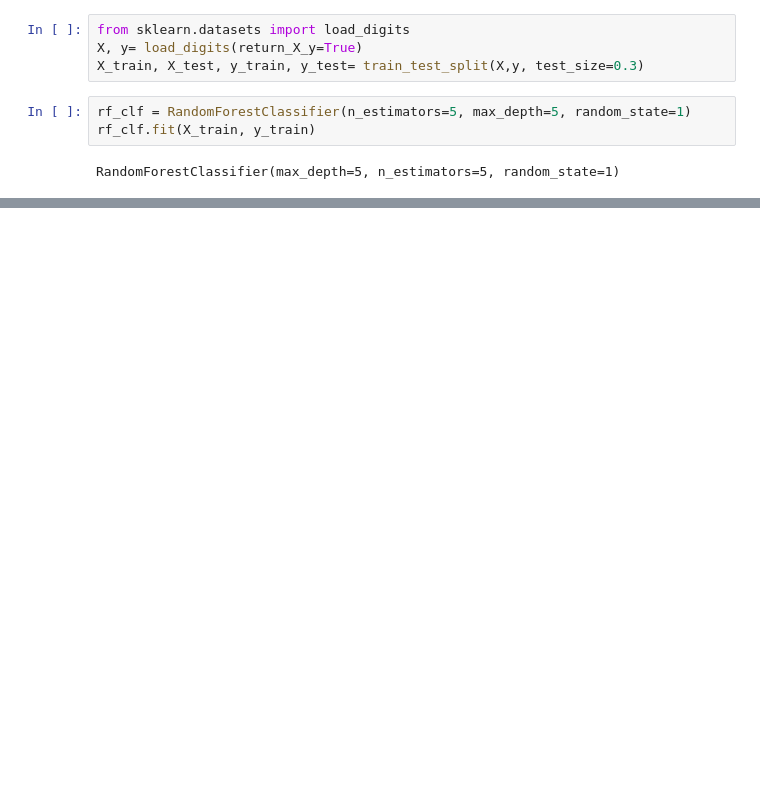
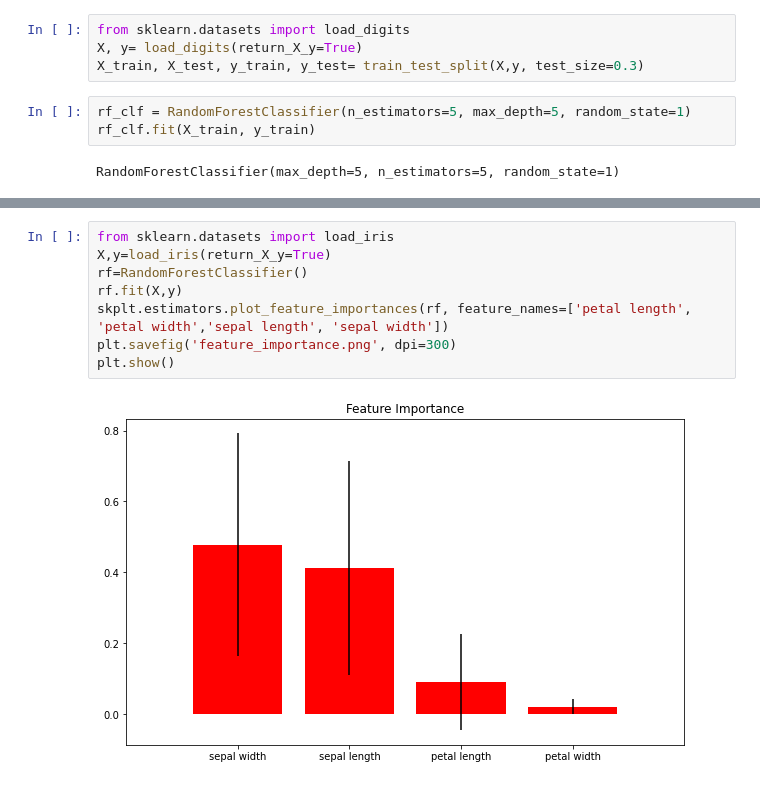
Before and after one commit to rajsandhu1989/data_EDA_visualization, a Jupyter notebook: Scikit Plot/Scikit_plot.ipynb, the cells around one changed output, grey strips where cells are left out. Saved outputs shown, nothing was run; the diff lists cells and outputs as text; blank space fills up the shorter version.

```diff
--- a/Scikit Plot/Scikit_plot.ipynb
+++ b/Scikit Plot/Scikit_plot.ipynb
@@ -52,0 +87,10 @@ plt.show()
+# %%
+from sklearn.datasets import load_iris
+X,y=load_iris(return_X_y=True)
+rf=RandomForestClassifier()
+rf.fit(X,y)
+skplt.estimators.plot_feature_importances(rf, feature_names=['petal length', 'petal width','sepal length', 'sepal width'])
+plt.savefig('feature_importance.png', dpi=300)
+plt.show()
+# %% [output]
+[figure, added]
```
Also changed, not shown: parts of 6 cells of this notebook, 6 other files.
